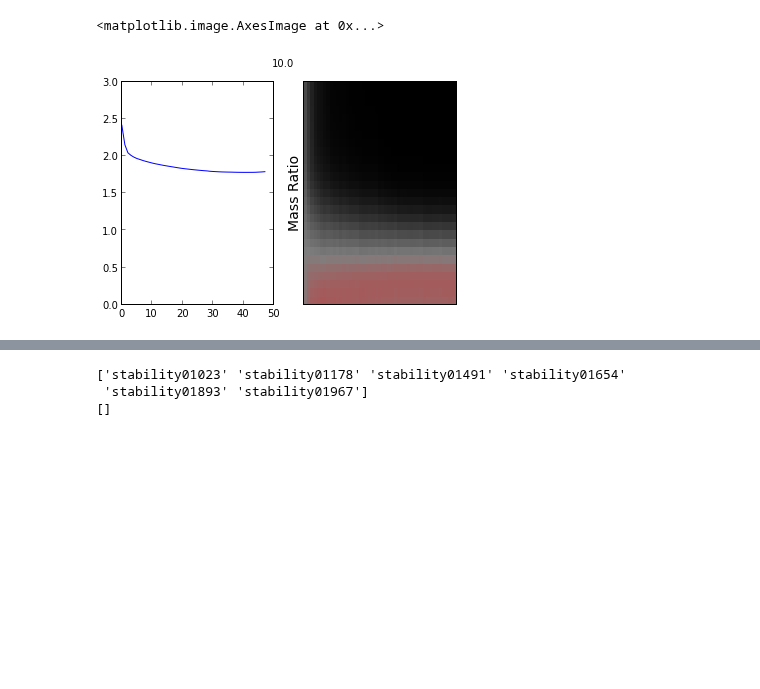
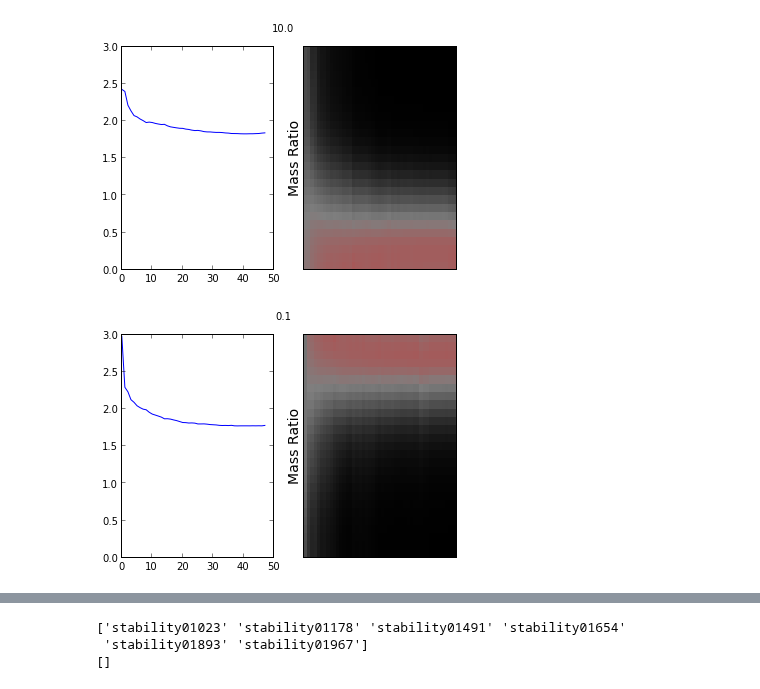
Before and after one commit to berkeley-cocosci/mass-inference, a Jupyter notebook: analysis/informativeness-analysis.ipynb, the cells around one changed output, grey strips where cells are left out. Cells and saved outputs as stored; diff of their text form; code cells hidden in the pictures; blank space fills up the shorter version.

```diff
--- a/analysis/informativeness-analysis.ipynb
+++ b/analysis/informativeness-analysis.ipynb
@@ -72,47 +73,47 @@ model_lh, model_joint, model_theta = mo.ModelObserver(
     respond=False,
     smooth=smooth)
 # %%
-def KL(qi, axis=-1):
+def KL(qi, idx):
     """Compute the KL divergence between qi and pi, where pi is a
-    multinomial centered around idx (defined above).
+    multinomial centered around idx.
 
     """
-    pi = np.zeros(ratios.shape) + (1./n_kappas)
-    pi[idx] += nsamps
+    pi = (np.eye(n_kappas) + (1./n_kappas))[idx][:, None]
+    for i, ix in enumerate(idx):
+	pi[i, :, ix] += nsamps
     pi /= nsamps + 1
-    kl = np.sum(np.log(pi / qi)*pi, axis=axis)
+    kl = np.sum(np.log(pi / qi)*pi, axis=-1)
     return kl
 # %%
-plt.close('all')
 
 # figure out the starting stimulus (minimum entropy=most information)
 fb = feedback[:, idx, 0]
-lh = model_lh[idx, 1:].copy()
+lh = model_lh[idx][:, 1:].copy()
 p = normalize(lh, axis=-1)[1]
-H = KL(np.exp(p))
+H = KL(np.exp(p), idx)
 
-order = [np.argmin(H)]
+order = [np.argmin(np.sum(H**2, axis=0))]
 nums = [stimuli[0, order[0]].split("_")[1]]
 
-joint = lh[order[0]].copy()
+joint = lh[:, order[0]].copy()
 allJoint = [joint.copy()]
-allH = [H[order[0]]]
+allH = [H[:, order[0]]]
 
 T = 48
 for t in xrange(T-1):
     # calculate possible posterior values for each stimulus
-    p = normalize(joint[None, :] + lh, axis=-1)[1]
+    p = normalize(joint[:, None] + lh, axis=-1)[1]
     # compute entropies
-    H = KL(np.exp(p))
+    H = KL(np.exp(p), idx)
     # choose stimulus that would result in the lowest entropy, without
     # repeating stimuli
-    for s in np.argsort(H):
+    for s in np.argsort(np.sum(H**2, axis=0)):
 	num = stimuli[0, s].split("_")[1]
 	if (s not in order) and (num not in nums):
 	    order.append(s)
 	    nums.append(num)
-	    allH.append(H[s])
-	    joint += lh[order[-1]]
+	    allH.append(H[:, s])
+	    joint += lh[:, order[-1]]
 	    allJoint.append(joint.copy())
 	    break
 
@@ -120,24 +121,26 @@ order = np.array(order)
 nums = np.array(nums)
 allJoint = np.array(allJoint)
 allH = np.array(allH)
-
-plt.figure()
-plt.clf()
-plt.suptitle(ratios[idx])
-plt.subplot(1, 2, 1)
-plt.plot(allH)
-plt.ylim(0, 3)
-
-lat.plot_theta(
-    1, 2, 2,
-    np.exp(normalize(allJoint, axis=-1)[1]),
-    "",
-    exp=1.3,
-    cmap=cmap,
-    fontsize=14)
-# %% [output]
-<matplotlib.image.AxesImage at 0x...>
-[figure, removed]
+# %%
+plt.close('all')
+for i, ix in enumerate(idx):
+    plt.figure()
+    plt.clf()
+    plt.suptitle(ratios[ix])
+    plt.subplot(1, 2, 1)
+    plt.plot(allH[:, i])
+    plt.ylim(0, 3)
+
+    lat.plot_theta(
+	1, 2, 2,
+        np.exp(normalize(allJoint[:, i], axis=-1)[1]),
+	"",
+	exp=1.3,
+	cmap=cmap,
+	fontsize=14)
+# %% [output]
+[figure, added]
+[figure, added]
 # %%
 N = 20
 C = 0
```
Also changed, not shown: parts of 9 cells of this notebook, 2 other files.
